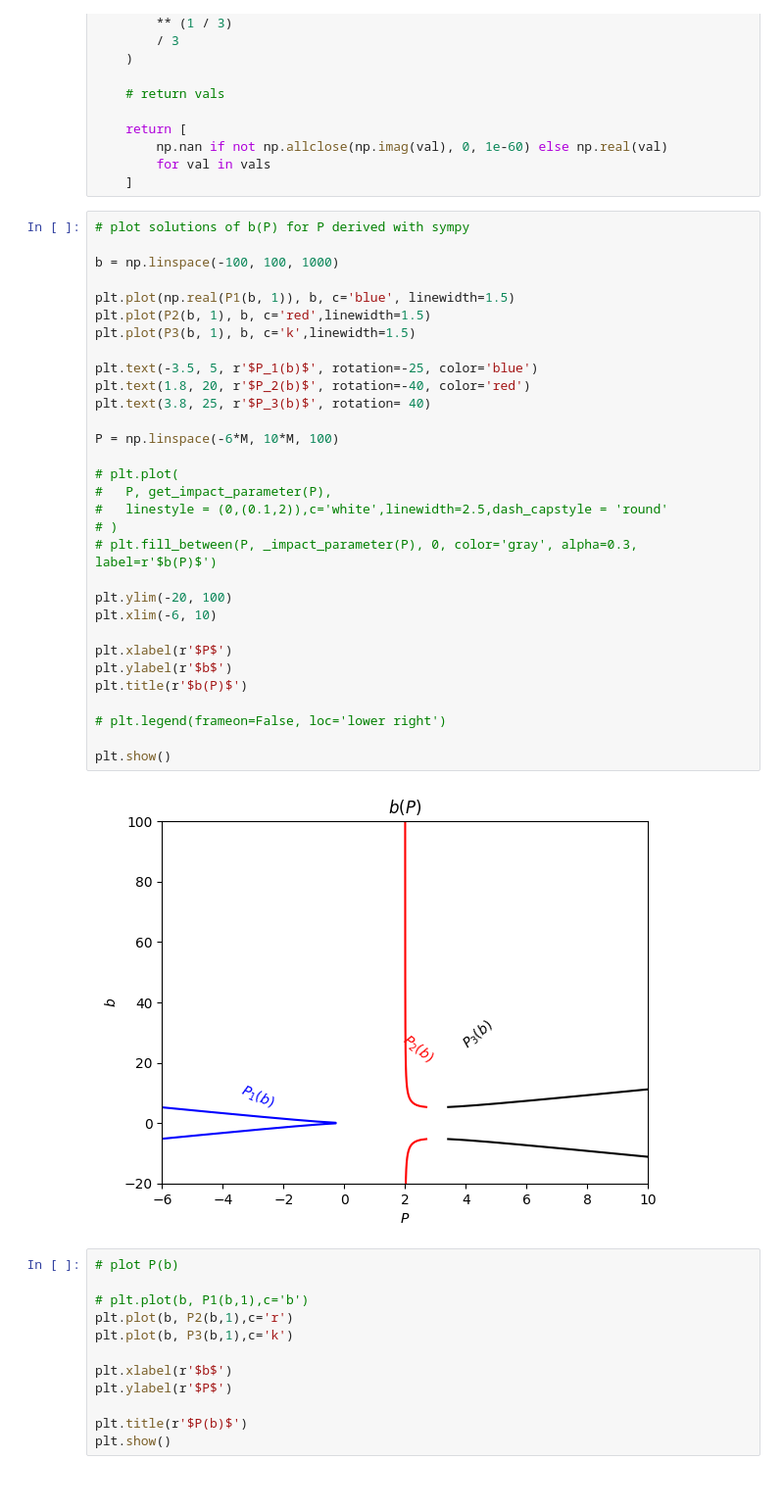
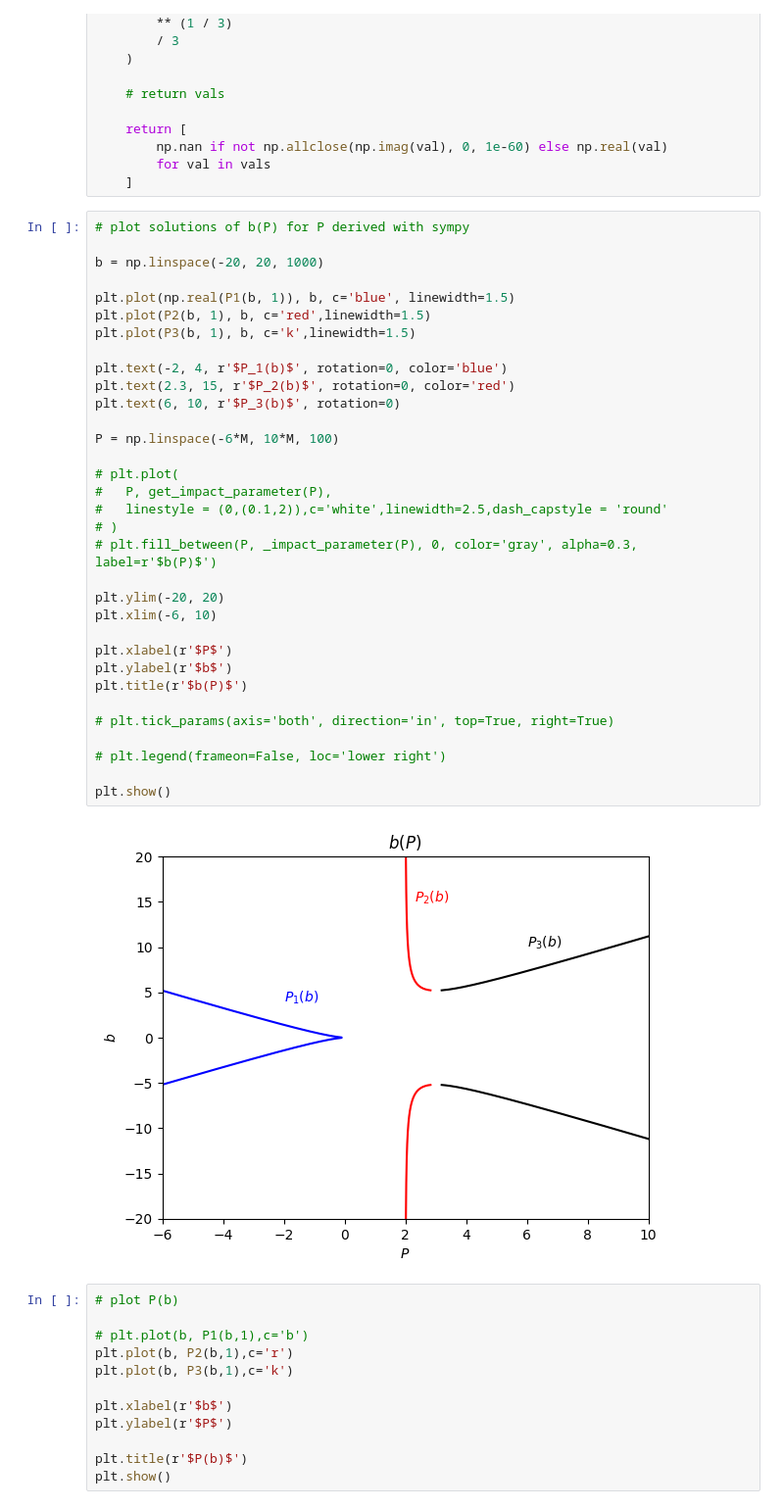
Before and after one commit to jessecrans/bh-raytracer, a Jupyter notebook: luminet-paper.ipynb, the cells around one changed output. Shown: that part at 98% size. Saved outputs shown, nothing was run; the diff lists cells and outputs as text.

Commit message:
changed b(P) plot

```diff
--- a/luminet-paper.ipynb
+++ b/luminet-paper.ipynb
@@ -172,36 +172,38 @@ def P3(b, M):
 # %%
 # plot solutions of b(P) for P derived with sympy
 
-b = np.linspace(-100, 100, 1000)
+b = np.linspace(-20, 20, 1000)
 
 plt.plot(np.real(P1(b, 1)), b, c='blue', linewidth=1.5)
 plt.plot(P2(b, 1), b, c='red',linewidth=1.5)
 plt.plot(P3(b, 1), b, c='k',linewidth=1.5)
 
-plt.text(-3.5, 5, r'$P_1(b)$', rotation=-25, color='blue')
-plt.text(1.8, 20, r'$P_2(b)$', rotation=-40, color='red')
-plt.text(3.8, 25, r'$P_3(b)$', rotation= 40)
+plt.text(-2, 4, r'$P_1(b)$', rotation=0, color='blue')
+plt.text(2.3, 15, r'$P_2(b)$', rotation=0, color='red')
+plt.text(6, 10, r'$P_3(b)$', rotation=0)
 
 P = np.linspace(-6*M, 10*M, 100)
 
 # plt.plot(
 #   P, get_impact_parameter(P),
 #   linestyle = (0,(0.1,2)),c='white',linewidth=2.5,dash_capstyle = 'round'
 # )
 # plt.fill_between(P, _impact_parameter(P), 0, color='gray', alpha=0.3, label=r'$b(P)$')
 
-plt.ylim(-20, 100)
+plt.ylim(-20, 20)
 plt.xlim(-6, 10)
 
 plt.xlabel(r'$P$')
 plt.ylabel(r'$b$')
 plt.title(r'$b(P)$')
 
+# plt.tick_params(axis='both', direction='in', top=True, right=True)
+
 # plt.legend(frameon=False, loc='lower right')
 
 plt.show()
 # %% [output]
-[figure, old version]
+[figure, new version]
 # %%
 # plot P(b)
 
```
Also changed, not shown: parts of 2 cells of this notebook.
